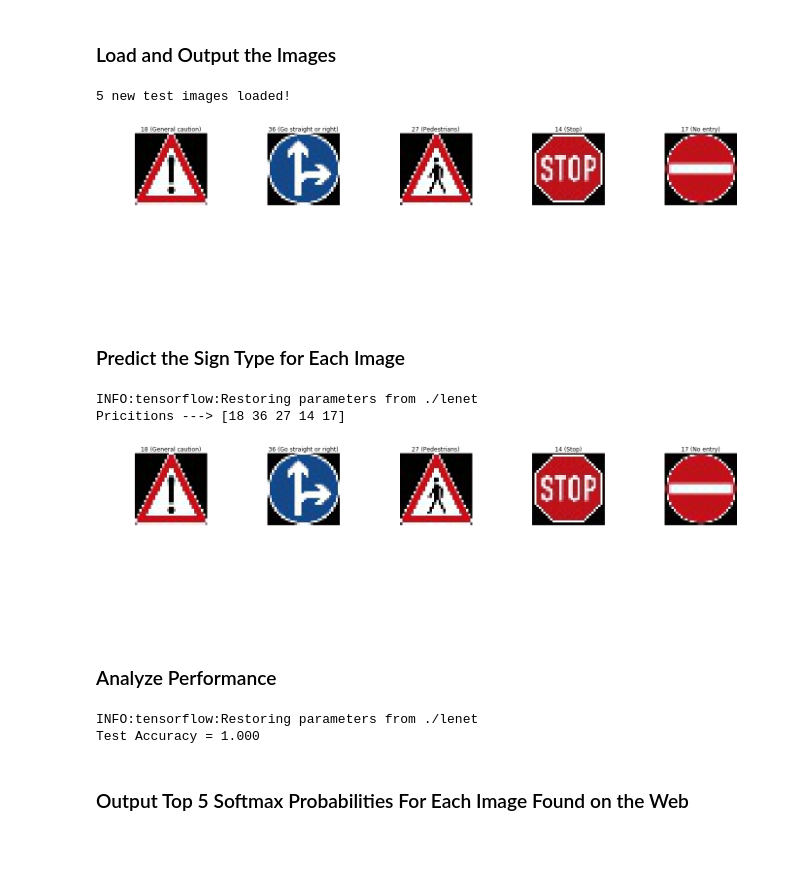
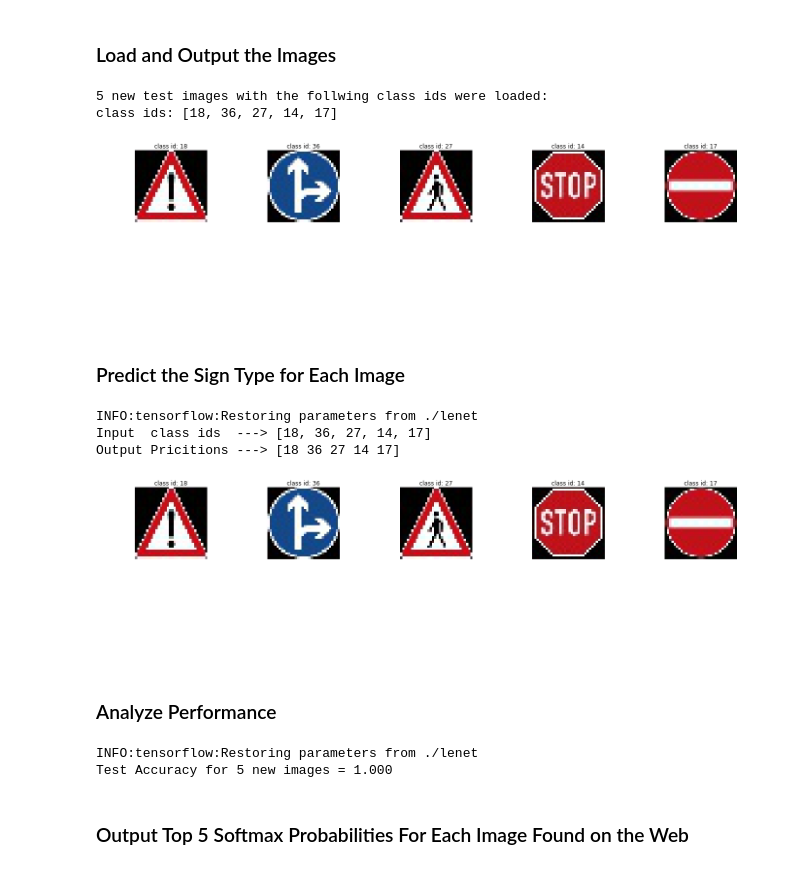
Before and after one commit to Sj-Amani/TrafficSign_Classifier, a Jupyter notebook: Traffic_Sign_Classifier.ipynb, the cells around one changed output. Drawn from its saved outputs; the diff is of its cells as text; code cells hidden in the pictures.

```diff
--- a/Traffic_Sign_Classifier.ipynb
+++ b/Traffic_Sign_Classifier.ipynb
@@ -247,0 +313,18 @@ Preprocessing is done!
+# %%
+### Preprocess the data here. It is required to normalize the data. Other preprocessing steps could include
+### converting to grayscale, etc.
+### Feel free to use as many code cells as needed.
+import cv2
+import matplotlib.image as mpimg
+image = randImg(X_train, y_train, 20)
+fname = 'Pre-Processed_Image'
+# Visualize Pre-Proccessing:
+f, (ax1, ax2) = plt.subplots(1, 2, figsize=(10,10))
+ax1.imshow(image)
+ax1.set_title('Original Image', fontsize=20)
+ax2.imshow(processImg(image), cmap='gray')
+ax2.set_title('Pre-Processed Image', fontsize=20)
+plt.savefig('output_images/'+fname+'.png')
+plt.show()
+preprocessed = processImg(X_train)
+print ('Pre_Processing finished!')
@@ -481,34 +436,36 @@ You may find `signnames.csv` useful as it contains mappings from the class id (i
 # %%
 ### Load the images and plot them here.
 ### Feel free to use as many code cells as needed.
 import numpy as np
 import matplotlib.pyplot as plt
 import matplotlib.image as mpimg
 import cv2
 import glob
 
-traffic_signs_data_folder = 'new_test_data/'
 
-my_X_test = []
-my_Y_test = []
-for image_file in glob.glob(traffic_signs_data_folder + "*.jpg"):
+
+test_folder = 'new_test_data/'
+
+newSigns_X = []; newSigns_Y = []
+for image_file in glob.glob(test_folder + "*.jpg"):
     image = np.array(mpimg.imread(image_file))
     try:
-    #if (True):
         # the label is encoded into the first two characters of the file names
-        label_str = image_file[len(traffic_signs_data_folder):][:2]
+        label_str = image_file[len(test_folder):][:2]
         label = int(label_str)
-        my_X_test.append(image)
-        my_Y_test.append(label)
+        newSigns_X.append(image)
+        newSigns_Y.append(label)
     except  Exception:
         print ('Ignoring image {}'.format(image_file))
 
-visualizeImages(my_X_test, my_Y_test)
+display_images(newSigns_X, newSigns_Y, False)
 
-print ('5 new test images loaded!')
+print ('5 new test images with the follwing class ids were loaded:')
+print ('class ids: {}'.format(newSigns_Y))
 # %% [output]
-5 new test images loaded!
+5 new test images with the follwing class ids were loaded:
+class ids: [18, 36, 27, 14, 17]
-[figure, old version]
+[figure, new version]
 # %% [markdown]
 ### Predict the Sign Type for Each Image
 # %%
@@ -516,20 +473,22 @@ print ('5 new test images loaded!')
 ### Make sure to pre-process the images with the same pre-processing pipeline used earlier.
 ### Feel free to use as many code cells as needed.
 
-my_X_test_preProcessed = preProcess(np.array(my_X_test))
+newSigns_X_preProcessed = processImg(np.array(newSigns_X))
 
 prediction=tf.argmax(logits,1)
 
 with tf.Session() as sess:
     saver.restore(sess, tf.train.latest_checkpoint('.'))
-    predictions = sess.run(prediction, feed_dict={x: my_X_test_preProcessed, keep_prob: 1.0})
-    visualizeImages(my_X_test, predictions)
+    predictions = sess.run(prediction, feed_dict={x: newSigns_X_preProcessed, keep_prob: 1.0})
+    display_images(newSigns_X, predictions, False)
 
-    print("Pricitions", predictions, sep=" ---> ")
+print("Input  class ids ", newSigns_Y, sep=" ---> ")
+print("Output Pricitions", predictions, sep=" ---> ")
 # %% [output]
 INFO:tensorflow:Restoring parameters from ./lenet
-Pricitions ---> [18 36 27 14 17]
+Input  class ids  ---> [18, 36, 27, 14, 17]
+Output Pricitions ---> [18 36 27 14 17]
-[figure, old version]
+[figure, new version]
 # %% [markdown]
 ### Analyze Performance
 # %%
@@ -539,10 +498,10 @@ Pricitions ---> [18 36 27 14 17]
 with tf.Session() as sess:
     saver.restore(sess, tf.train.latest_checkpoint('.'))
 
-    test_accuracy = evaluate(my_X_test_preProcessed, my_Y_test)
-    print("Test Accuracy = {:.3f}".format(test_accuracy))
+    test_accuracy = evaluate(newSigns_X_preProcessed, newSigns_Y)
+    print("Test Accuracy for 5 new images = {:.3f}".format(test_accuracy))
 # %% [output]
 INFO:tensorflow:Restoring parameters from ./lenet
-Test Accuracy = 1.000
+Test Accuracy for 5 new images = 1.000
 # %% [markdown]
 ### Output Top 5 Softmax Probabilities For Each Image Found on the Web
```
Also changed, not shown: parts of 38 cells of this notebook, 21 other files.
